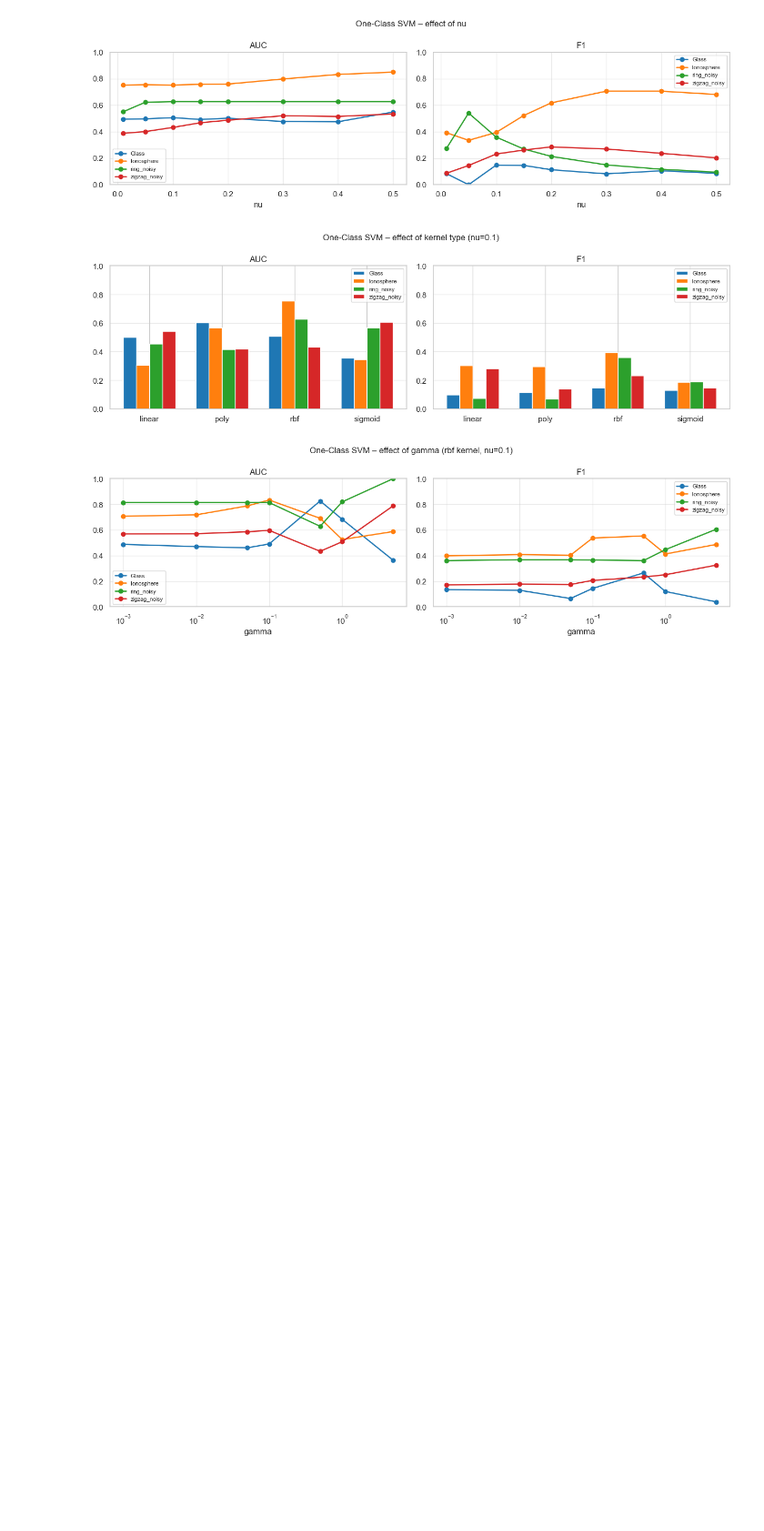
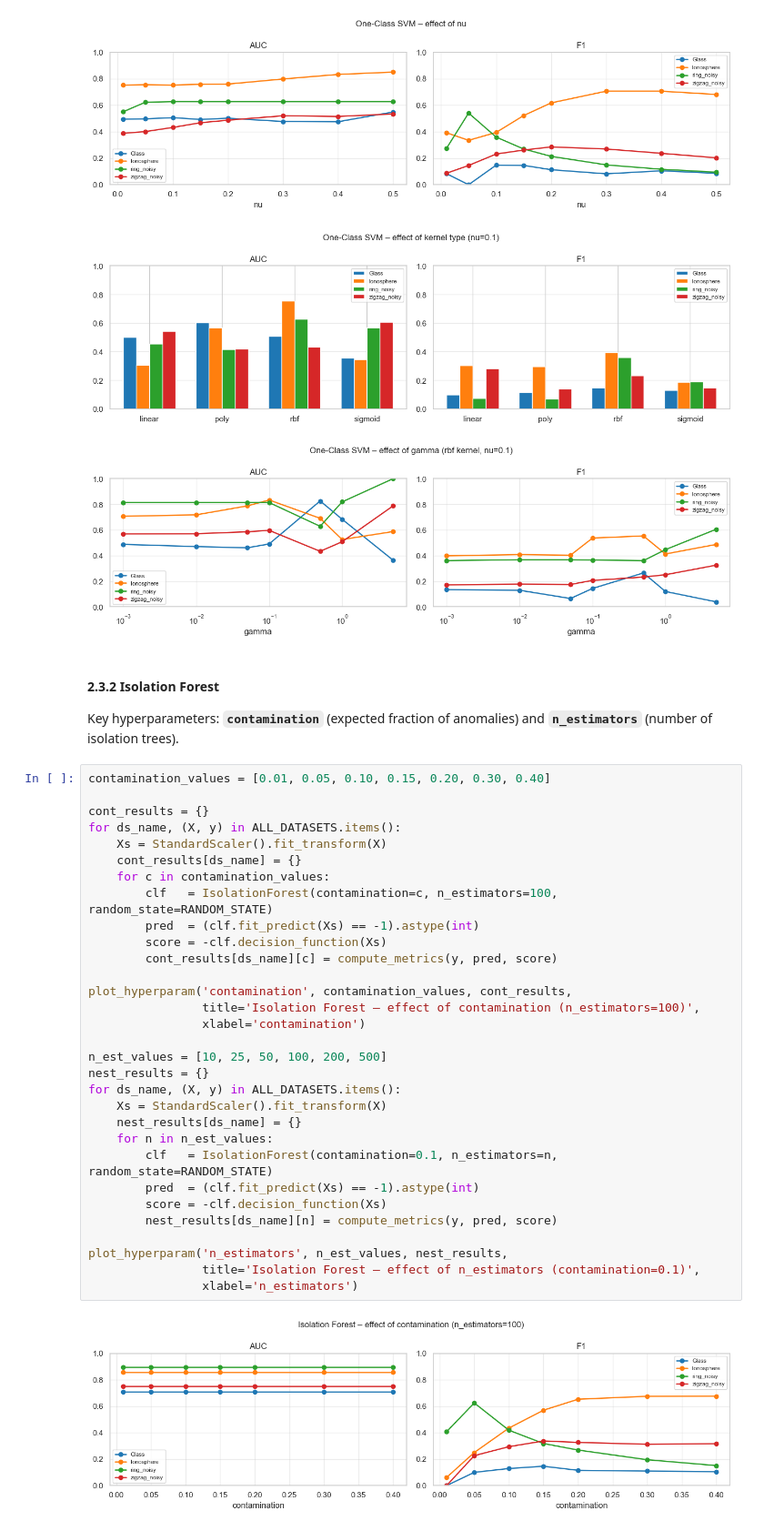
Before and after one commit to annaostrowska03/anomaly-detection-benchmark, a Jupyter notebook: notebooks/01_data_exploration.ipynb, the cells around one changed output. Shown at 91% size. Cells and saved outputs as stored; diff of their text form; blank space fills up the shorter version.

```diff
--- a/notebooks/01_data_exploration.ipynb
+++ b/notebooks/01_data_exploration.ipynb
@@ -479,3 +479,40 @@ plot_hyperparam('gamma', gamma_values, gamma_results,
 [figure]
 [figure]
 [figure]
+# %% [markdown]
+#### 2.3.2 Isolation Forest
+
+Key hyperparameters: **`contamination`** (expected fraction of anomalies) and **`n_estimators`** (number of isolation trees).
+# %%
+contamination_values = [0.01, 0.05, 0.10, 0.15, 0.20, 0.30, 0.40]
+
+cont_results = {}
+for ds_name, (X, y) in ALL_DATASETS.items():
+    Xs = StandardScaler().fit_transform(X)
+    cont_results[ds_name] = {}
+    for c in contamination_values:
+        clf   = IsolationForest(contamination=c, n_estimators=100, random_state=RANDOM_STATE)
+        pred  = (clf.fit_predict(Xs) == -1).astype(int)
+        score = -clf.decision_function(Xs)
+        cont_results[ds_name][c] = compute_metrics(y, pred, score)
+
+plot_hyperparam('contamination', contamination_values, cont_results,
+                title='Isolation Forest – effect of contamination (n_estimators=100)',
+                xlabel='contamination')
+
+n_est_values = [10, 25, 50, 100, 200, 500]
+nest_results = {}
+for ds_name, (X, y) in ALL_DATASETS.items():
+    Xs = StandardScaler().fit_transform(X)
+    nest_results[ds_name] = {}
+    for n in n_est_values:
+        clf   = IsolationForest(contamination=0.1, n_estimators=n, random_state=RANDOM_STATE)
+        pred  = (clf.fit_predict(Xs) == -1).astype(int)
+        score = -clf.decision_function(Xs)
+        nest_results[ds_name][n] = compute_metrics(y, pred, score)
+
+plot_hyperparam('n_estimators', n_est_values, nest_results,
+                title='Isolation Forest – effect of n_estimators (contamination=0.1)',
+                xlabel='n_estimators')
+# %% [output]
+[figure, added]
```
